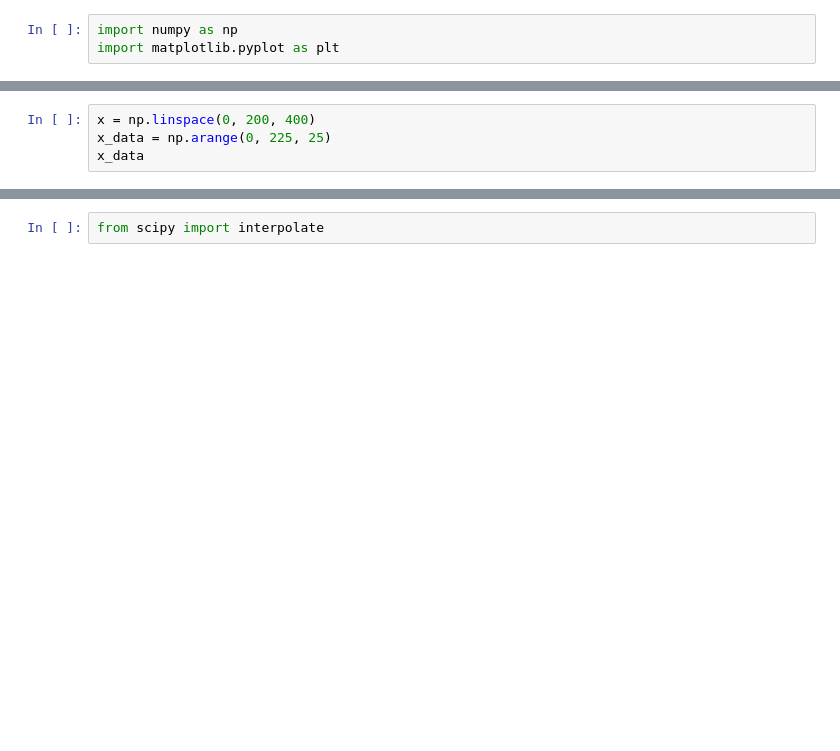
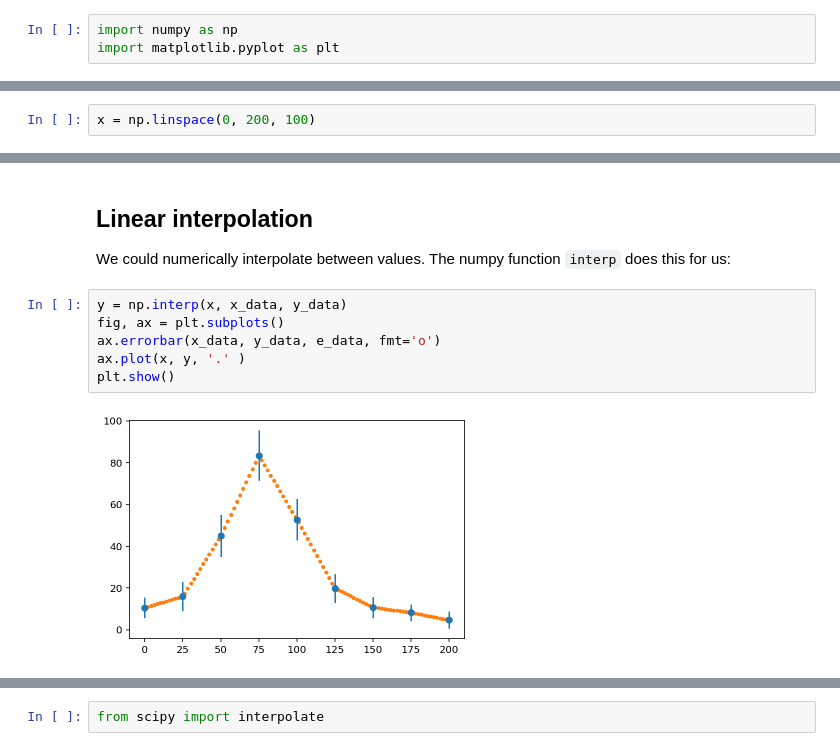
Before and after one commit to henryiii/compclass, a Jupyter notebook: classes/week6/3_fitting.ipynb, the cells around one changed output, grey strips where cells are left out. Saved outputs shown, nothing was run; the diff lists cells and outputs as text; blank space fills up the shorter version.

```diff
--- a/classes/week6/3_fitting.ipynb
+++ b/classes/week6/3_fitting.ipynb
@@ -11,4 +14,2 @@ import matplotlib.pyplot as plt
 # %%
-x = np.linspace(0, 200, 400)
-x_data = np.arange(0, 225, 25)
-x_data
+x = np.linspace(0, 200, 100)
@@ -25,0 +32,12 @@ plt.show()
+# %% [markdown]
+## Linear interpolation
+
+We could numerically interpolate between values. The numpy function `interp` does this for us:
+# %%
+y = np.interp(x, x_data, y_data)
+fig, ax = plt.subplots()
+ax.errorbar(x_data, y_data, e_data, fmt='o')
+ax.plot(x, y, '.' )
+plt.show()
+# %% [output]
+[figure, added]
```
Also changed, not shown: parts of 46 cells of this notebook, 1 other file.
